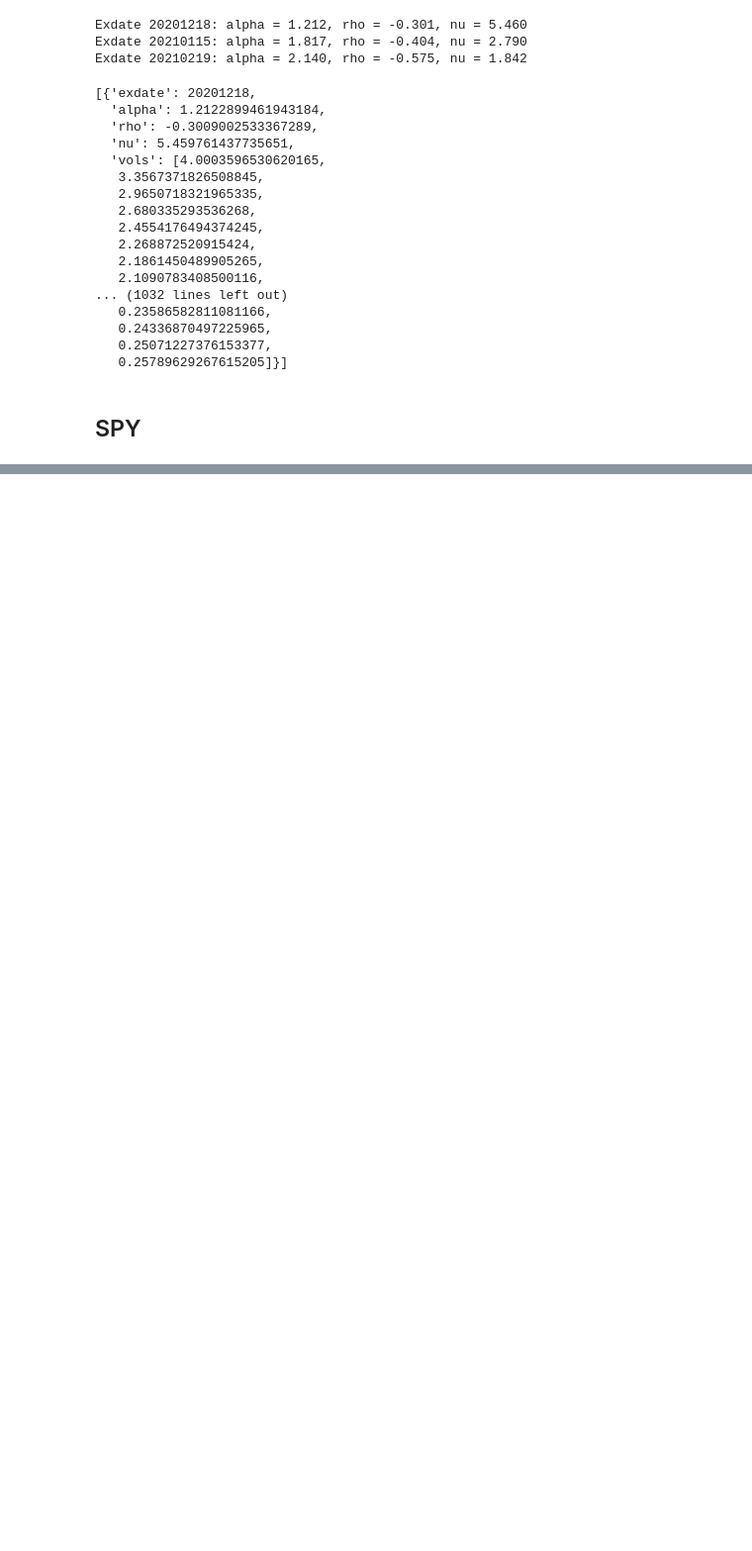
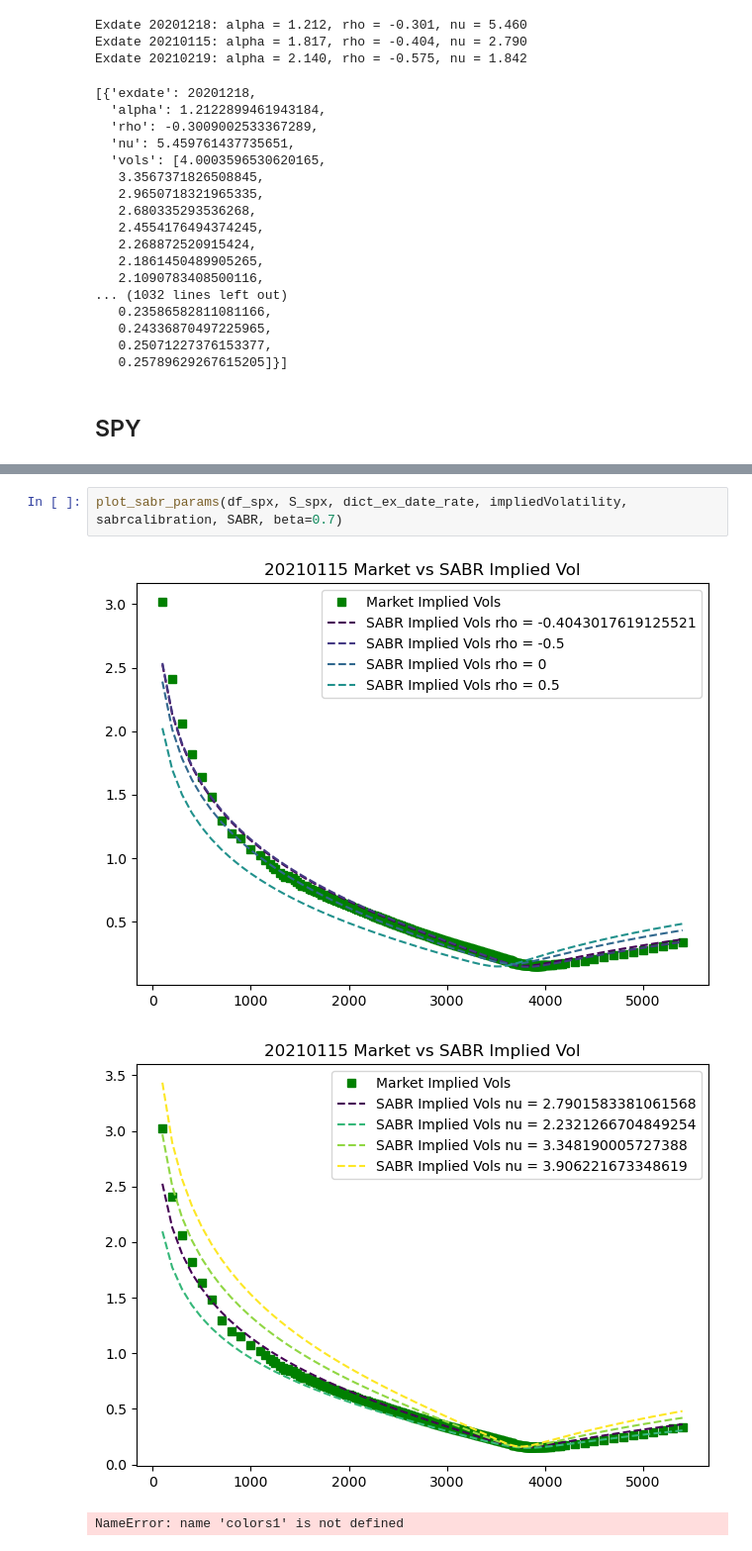
Before and after one commit to changjulian17/mqf_practice, a Jupyter notebook: QF620_Stochastic Modelling_in_Finance/Project/Part2_v3.ipynb, the cells around one changed output, grey strips where cells are left out. Shown at 99% size. Drawn from its saved outputs; the diff is of its cells as text; blank space fills up the shorter version.

Commit message:
project part 2 further progress to show how params affect smile

```diff
--- a/QF620_Stochastic Modelling_in_Finance/Project/Part2_v3.ipynb
+++ b/QF620_Stochastic Modelling_in_Finance/Project/Part2_v3.ipynb
@@ -530,0 +579,6 @@ Exdate 20210219: alpha = 1.121, rho = -0.633, nu = 1.742
+# %%
+plot_sabr_params(df_spx, S_spx, dict_ex_date_rate, impliedVolatility, sabrcalibration, SABR, beta=0.7)
+# %% [output]
+[figure, added]
+[figure, added]
+NameError: name 'colors1' is not defined
```
Also changed, not shown: parts of 6 cells of this notebook.
